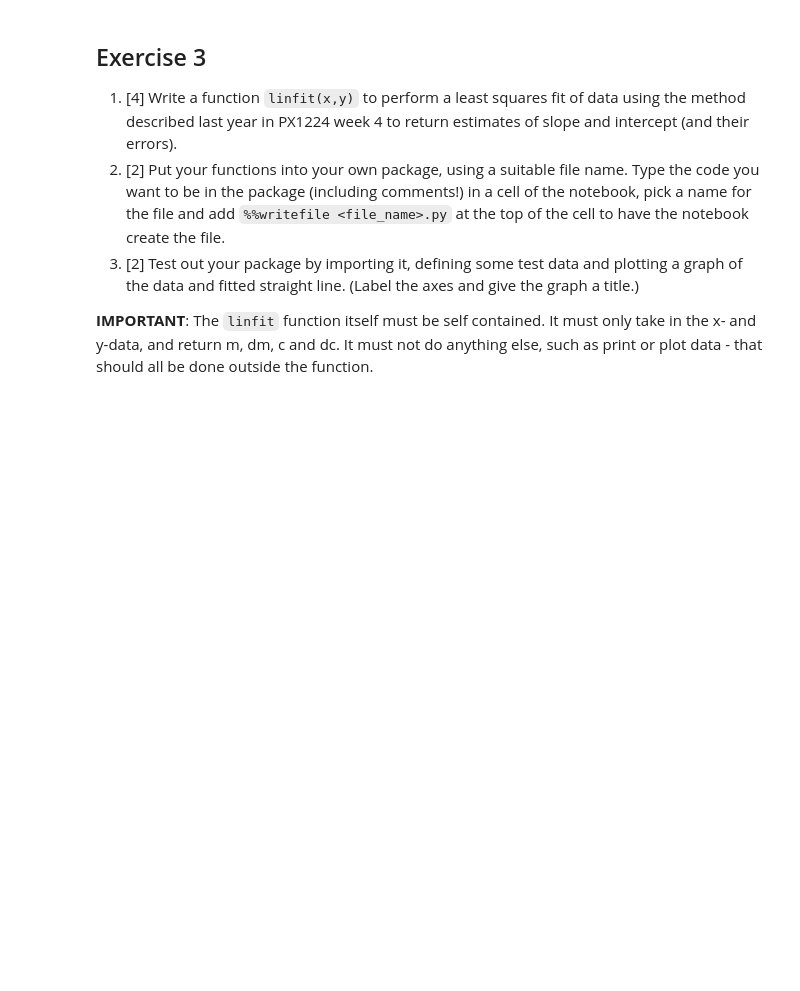
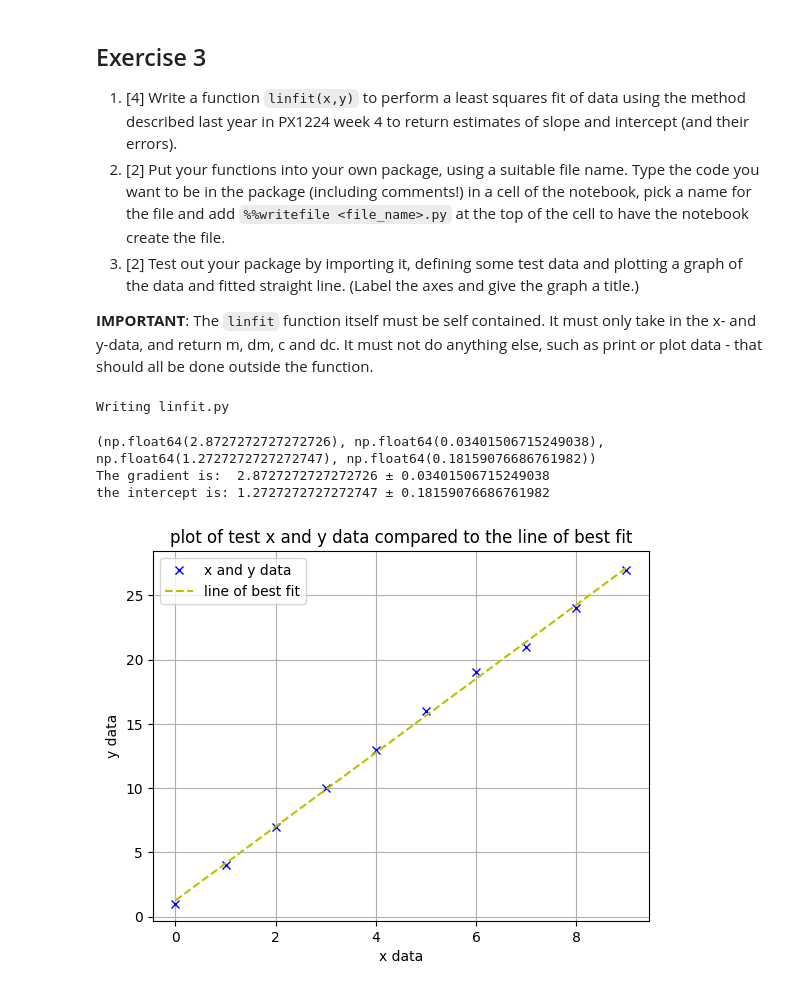
Before and after one commit to PX2145-2025/week-2-b-lloydCallum, a Jupyter notebook: Functions.ipynb, the cells around one changed output. Cells and saved outputs as stored; diff of their text form; code cells hidden in the pictures; blank space fills up the shorter version.

```diff
--- a/Functions.ipynb
+++ b/Functions.ipynb
@@ -432,3 +432,73 @@ def linfit(x,y):
     dc = sqrt(s_sq * sum_x_sq / (n*D))
 
     return m, dm, c, dc
+# %%
+#2
+%%writefile linfit.py
+from pylab import *
+#write file saves my code for the function so I can use it anywhere by impoting it and not having a huge block of code and having to write it out again
+#I need to get the values for the variable n and the sum of the x data, y data, x^2 data and x*y data. this data is just needed for the type of test (least squares) and the equations it uses.
+
+def linfit(x,y):
+    x = asarray(x, dtype=float)
+    y = asarray(y, dtype=float)
+
+    n = len(x) #defining n
+
+    #defining the sums:
+    sum_x = sum(x)
+    sum_y = sum(y)
+    sum_x_sq = sum(x*x)
+    sum_xy = sum(x*y)
+    # equations for gradient and slope are m = (n*Sxy - Sx*Sy) / (n*Sxx - Sx**2) and c = (Sy - m*Sx) / n. stating this:
+    m = (n*sum_xy - sum_x*sum_y) / (n*sum_x_sq - sum_x**2)
+    c = (sum_y - m*sum_x) / n
+
+    #now have to calculate the residuals as this is an important step in seeing how how well the line fits the data and are vital in calculating the variance to get both dm and dc.
+    #to get the variance I need to find the sum of the resiudals^2 which means I first ned the residuals:
+    y_val = m*x + c
+    resid = y - y_val  #difference between the actaul line and the line of best fit
+    sum_di_sq = sum(resid**2) #now I have the sum of residuals^2 I can calculate the variance which is a variable for calculating dm and dc
+
+    #now calculating variance with:
+    s_sq = sum_di_sq / (n - 2)
+
+    #now have everything to calculate the error values:
+    D = sum_x_sq - (sum_x**2)/n
+    dm = sqrt(s_sq / D)
+    dc = sqrt(s_sq * sum_x_sq / (n*D))
+
+    return m, dm, c, dc
+# %% [output]
+Writing linfit.py
+# %%
+import linfit
+from pylab import *
+
+x = array([0,1,2,3,4,5,6,7,8,9])   #making up some points for the x and y data
+y = array([1,4,7,10,13,16,19,21,24,27])
+
+results = linfit.linfit(x,y,)     #the first linfit is the name of the file and its getting my file named linfit. the next one is the function name that is saved in the said file.
+print(results)                    # this is loading the code for my function and then computing whats in that function with the x and y numbers. so becuase my function has equations for gradient slope etc its calculating that and giving me the results.
+
+m = results[0]                #this is just printing them results and taking the corresponding value.
+dm = results[1]
+c = results[2]
+dc = results[3]
+
+print('The gradient is: ',m,'±',dm)
+print('the intercept is:',c,'±',dc)
+
+plot(x,y,'bx',label='x and y data') #plotting the x and y values defined at the top. using x markers so seeing the 2 plots is easier.
+plot(x,m*x + c, 'y--',label='line of best fit')  #creating a line of best fit plot suning the x values.
+
+xlabel('x data')
+ylabel('y data')
+title('plot of test x and y data compared to the line of best fit')
+legend()
+grid()
+# %% [output]
+(np.float64(2.8727272727272726), np.float64(0.03401506715249038), np.float64(1.2727272727272747), np.float64(0.18159076686761982))
+The gradient is:  2.8727272727272726 ± 0.03401506715249038
+the intercept is: 1.2727272727272747 ± 0.18159076686761982
+[figure, added]
```
